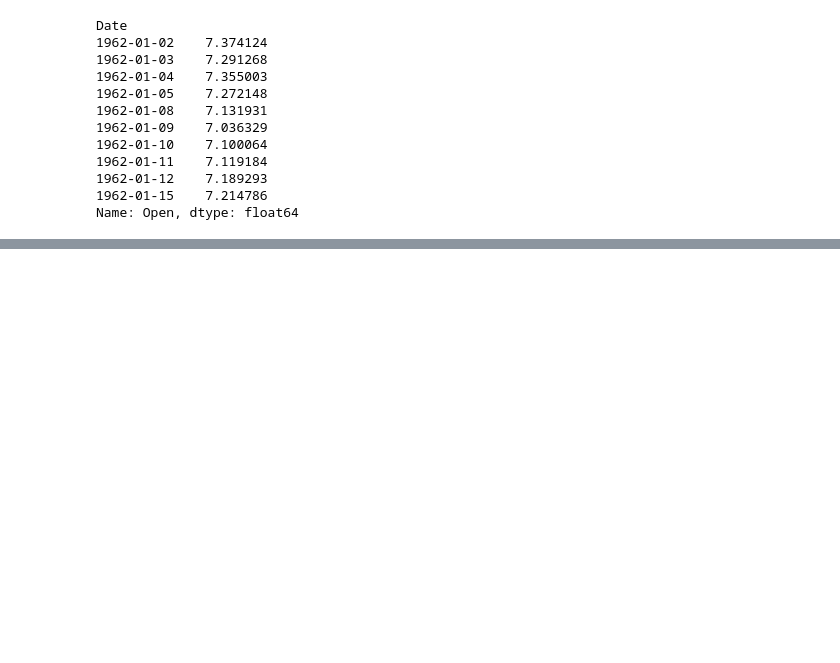
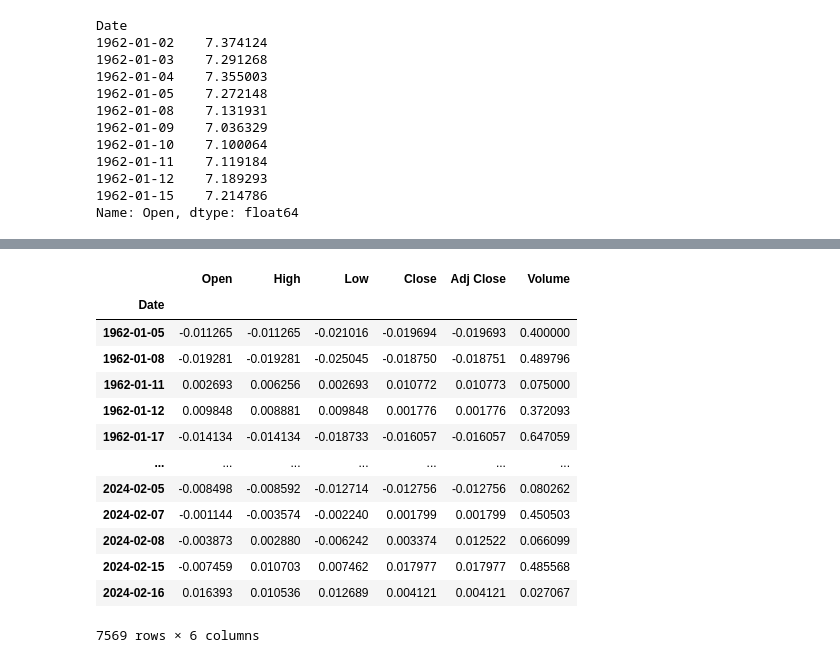
Before and after one commit to pNatTueku/basicPython, a Jupyter notebook: basic_pandas_03.ipynb, the cells around one changed output, grey strips where cells are left out. Saved outputs shown, nothing was run; the diff lists cells and outputs as text; code cells hidden in the pictures; blank space fills up the shorter version.

```diff
--- a/basic_pandas_03.ipynb
+++ b/basic_pandas_03.ipynb
@@ -327,0 +493,4 @@ Name: Open, dtype: float64
+# %%
+condition3 = df_pct['Open'] > 0.1
+print(f"there are {df_pct[condition3].shape[0]} rows meet this condition\n")
+print(df_pct[condition3])
@@ -327,0 +508,17 @@ Name: Open, dtype: float64
+# %%
+df_pct[condition1 | condition3] # OR
+# %% [output]
+|  | Open | High | Low | Close | Adj Close | Volume |
+| Date |  |  |  |  |  |  |
+| 1962-01-05 | -0.011265 | -0.011265 | -0.021016 | -0.019694 | -0.019693 | 0.400000 |
+| 1962-01-08 | -0.019281 | -0.019281 | -0.025045 | -0.018750 | -0.018751 | 0.489796 |
+| 1962-01-11 | 0.002693 | 0.006256 | 0.002693 | 0.010772 | 0.010773 | 0.075000 |
+| 1962-01-12 | 0.009848 | 0.008881 | 0.009848 | 0.001776 | 0.001776 | 0.372093 |
+| 1962-01-17 | -0.014134 | -0.014134 | -0.018733 | -0.016057 | -0.016057 | 0.647059 |
+| ... | ... | ... | ... | ... | ... | ... |
+| 2024-02-05 | -0.008498 | -0.008592 | -0.012714 | -0.012756 | -0.012756 | 0.080262 |
+| 2024-02-07 | -0.001144 | -0.003574 | -0.002240 | 0.001799 | 0.001799 | 0.450503 |
+| 2024-02-08 | -0.003873 | 0.002880 | -0.006242 | 0.003374 | 0.012522 | 0.066099 |
+| 2024-02-15 | -0.007459 | 0.010703 | 0.007462 | 0.017977 | 0.017977 | 0.485568 |
+| 2024-02-16 | 0.016393 | 0.010536 | 0.012689 | 0.004121 | 0.004121 | 0.027067 |
+7569 rows × 6 columns
```
Also changed, not shown: parts of 18 cells of this notebook.
